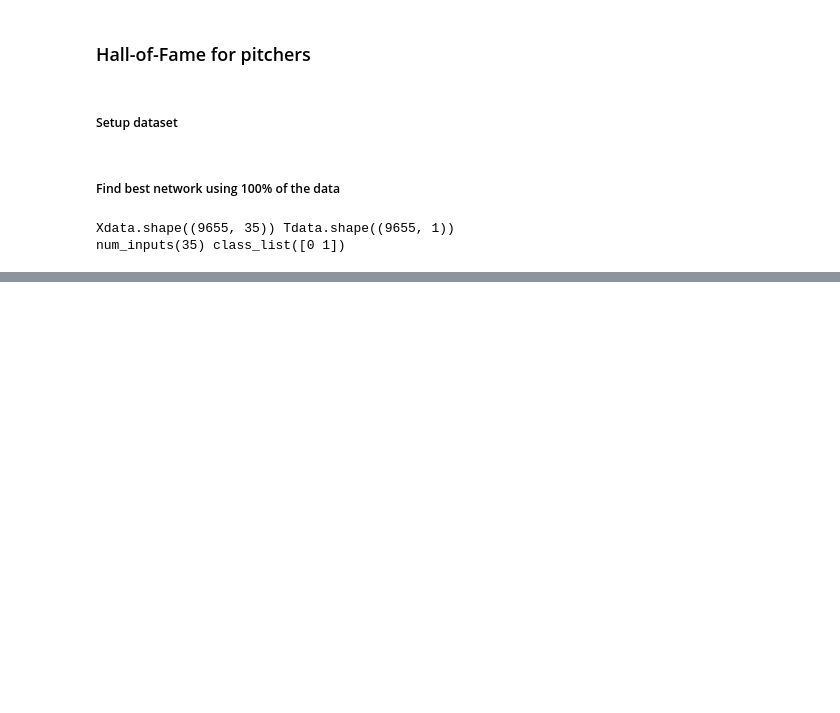
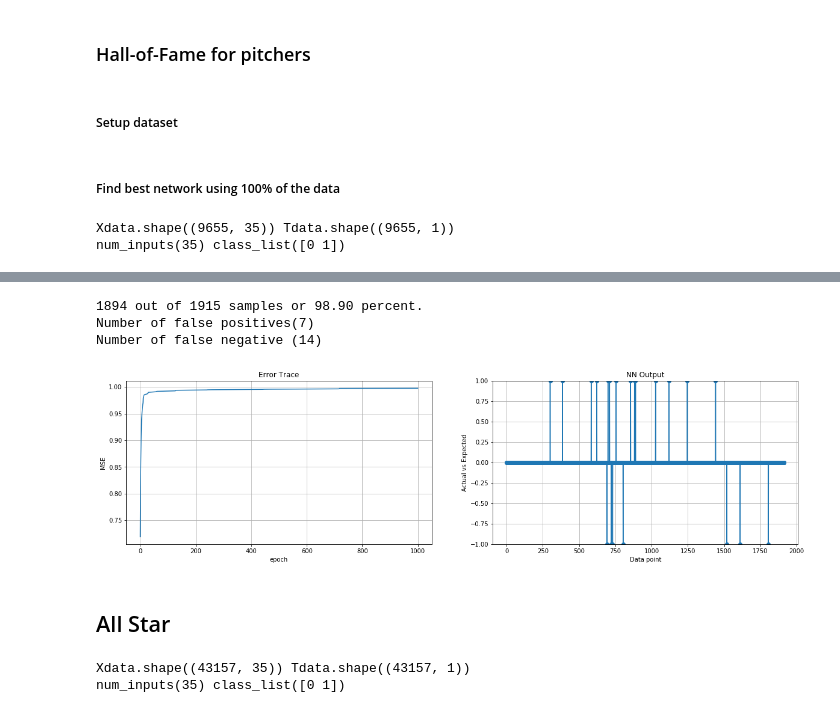
Before and after one commit to bstaab/CS545_MachineLearning, a Jupyter notebook: assignments/Project/Staab-FinalProject.ipynb, the cells around one changed output, grey strips where cells are left out. Saved outputs shown, nothing was run; the diff lists cells and outputs as text; code cells hidden in the pictures; blank space fills up the shorter version.

```diff
--- a/assignments/Project/Staab-FinalProject.ipynb
+++ b/assignments/Project/Staab-FinalProject.ipynb
@@ -696,0 +694,35 @@ print(f'{results[0][0]} out of {results[0][1]} samples or {results[0][2]:.2f} pe
+# %%
+%%capture
+hof_fld_results_split = run_test(num_inputs, class_list, Xtrain_fld, Ttrain_fld, Xtest_fld, Ttest_fld)
+# %%
+print_results(hof_fld_results_split)
+# %% [output]
+1894 out of 1915 samples or 98.90 percent.
+Number of false positives(7)
+Number of false negative (14)
+[figure, added]
+# %% [markdown]
+## All Star
+# %%
+# Get all data and partition into 80% training 20% test data
+pitch_train_data, pitch_test_data = train_test_split(df_season_pitching, test_size=0.2)
+
+# Get the input data and convert to numpy variables
+Xdata_pitch  = df_season_pitching.loc[:,'yearID':'ZR'].values
+Xtrain_pitch =   pitch_train_data.loc[:,'yearID':'ZR'].values
+Xtest_pitch  =    pitch_test_data.loc[:,'yearID':'ZR'].values
+
+# Get the target values and convert to numpy variables
+Tdata_pitch  = df_season_pitching.loc[:,'all-star'].reset_index().values[:,1].reshape(-1, 1).astype(int)
+Ttrain_pitch =   pitch_train_data.loc[:,'all-star'].reset_index().values[:,1].reshape(-1, 1).astype(int)
+Ttest_pitch  =    pitch_test_data.loc[:,'all-star'].reset_index().values[:,1].reshape(-1, 1).astype(int)
+
+# Extract info from the data sets
+num_inputs = Xdata_pitch.shape[1]
+class_list = np.unique(Tdata_pitch)
+
+print(f'Xdata.shape({Xdata_pitch.shape}) Tdata.shape({Tdata_pitch.shape})')
+print(f'num_inputs({num_inputs}) class_list({class_list})')
+# %% [output]
+Xdata.shape((43157, 35)) Tdata.shape((43157, 1))
+num_inputs(35) class_list([0 1])
```
Also changed, not shown: parts of 31 cells of this notebook.
